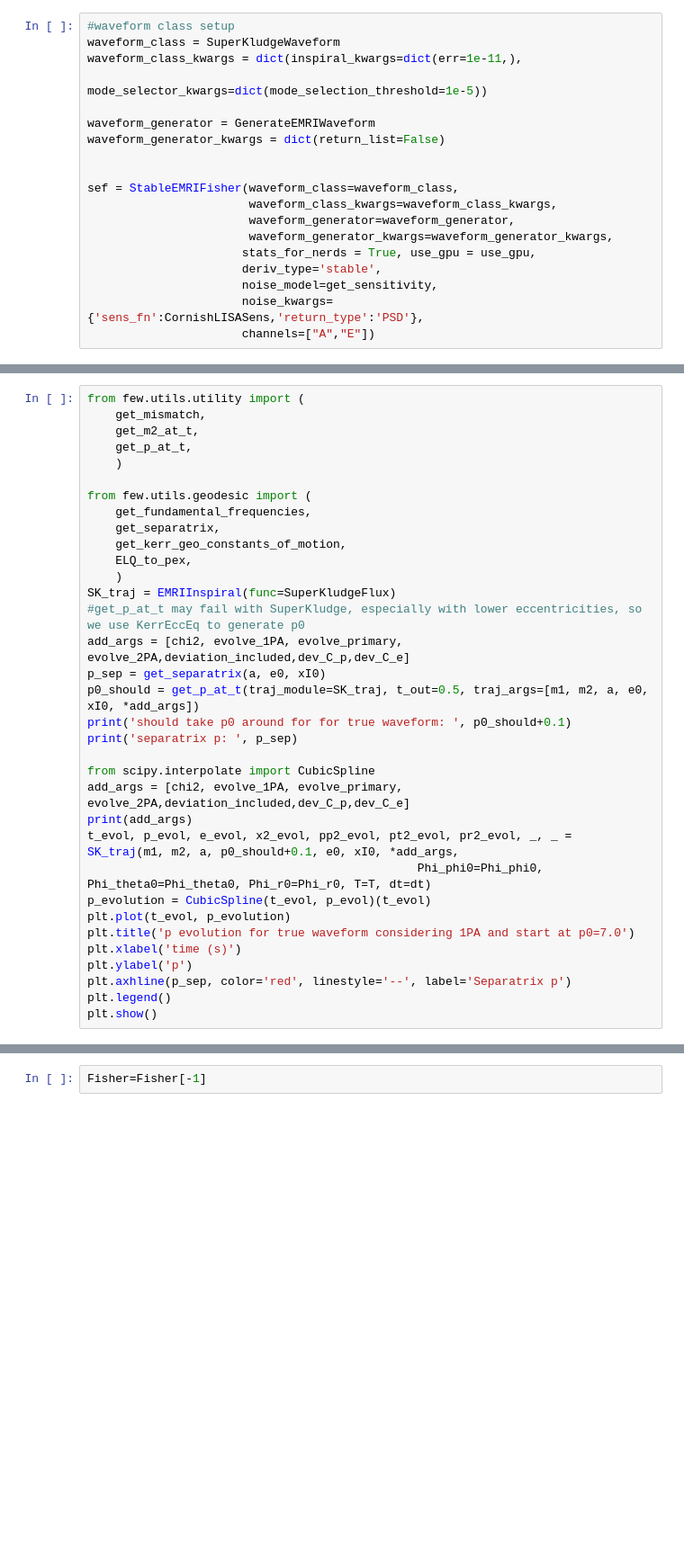
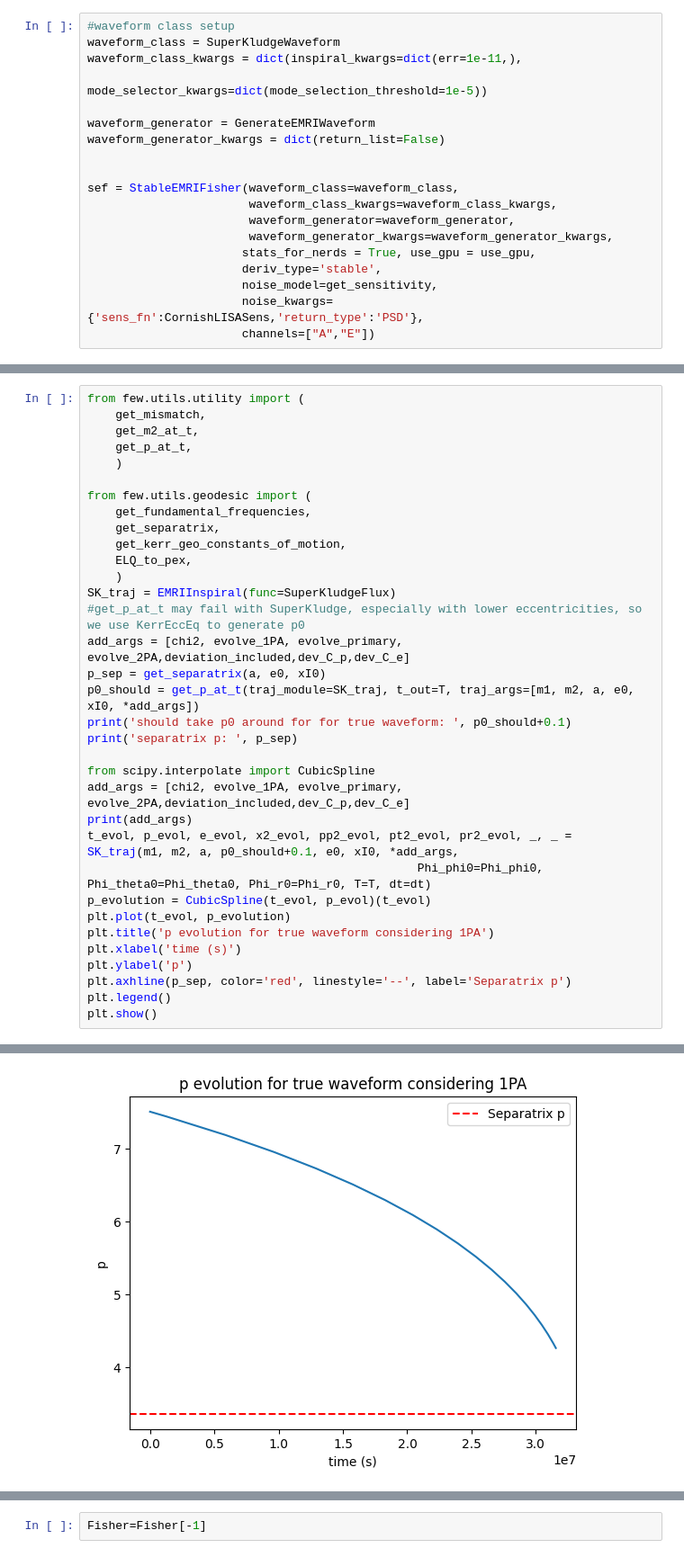
Before and after one commit to rishavrste/SuperKludge_r, a Jupyter notebook: Fisher_2_5PN/fisher_t_1.ipynb, the cells around one changed output, grey strips where cells are left out. Shown at 90% size. Saved outputs shown, nothing was run; the diff lists cells and outputs as text; blank space fills up the shorter version.

```diff
--- a/Fisher_2_5PN/fisher_t_1.ipynb
+++ b/Fisher_2_5PN/fisher_t_1.ipynb
@@ -134,7 +134,7 @@ SK_traj = EMRIInspiral(func=SuperKludgeFlux)
 #get_p_at_t may fail with SuperKludge, especially with lower eccentricities, so we use KerrEccEq to generate p0
 add_args = [chi2, evolve_1PA, evolve_primary, evolve_2PA,deviation_included,dev_C_p,dev_C_e]
 p_sep = get_separatrix(a, e0, xI0)
-p0_should = get_p_at_t(traj_module=SK_traj, t_out=0.5, traj_args=[m1, m2, a, e0, xI0, *add_args])
+p0_should = get_p_at_t(traj_module=SK_traj, t_out=T, traj_args=[m1, m2, a, e0, xI0, *add_args])
 print('should take p0 around for for true waveform: ', p0_should+0.1)
 print('separatrix p: ', p_sep)
 
@@ -145,9 +145,10 @@ t_evol, p_evol, e_evol, x2_evol, pp2_evol, pt2_evol, pr2_evol, _, _ = SK_traj(m1
                                                Phi_phi0=Phi_phi0, Phi_theta0=Phi_theta0, Phi_r0=Phi_r0, T=T, dt=dt)
 p_evolution = CubicSpline(t_evol, p_evol)(t_evol)
 plt.plot(t_evol, p_evolution)
-plt.title('p evolution for true waveform considering 1PA and start at p0=7.0')
+plt.title('p evolution for true waveform considering 1PA')
 plt.xlabel('time (s)')
 plt.ylabel('p')
 plt.axhline(p_sep, color='red', linestyle='--', label='Separatrix p')
 plt.legend()
 plt.show()
+# %% [output]
@@ -154,3 +158,4 @@ plt.show()
+[figure, added]
 # %%
 der_order = 8
 Ndelta=16
```
Also changed, not shown: parts of 10 cells of this notebook.
